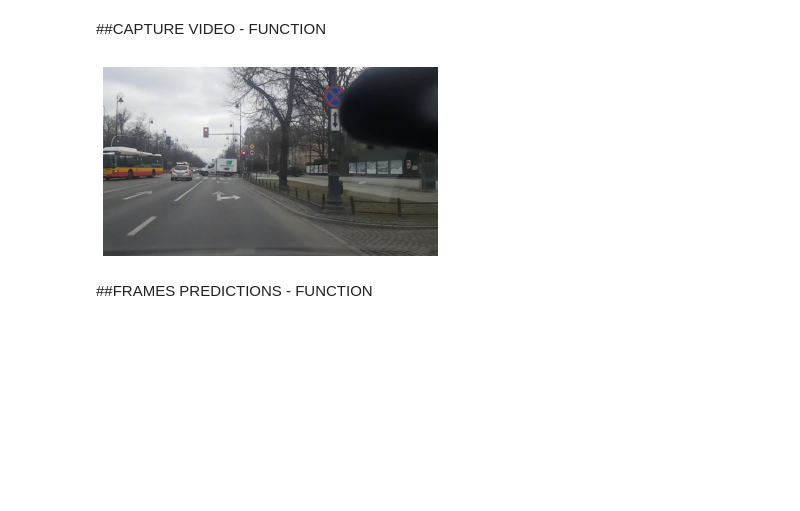
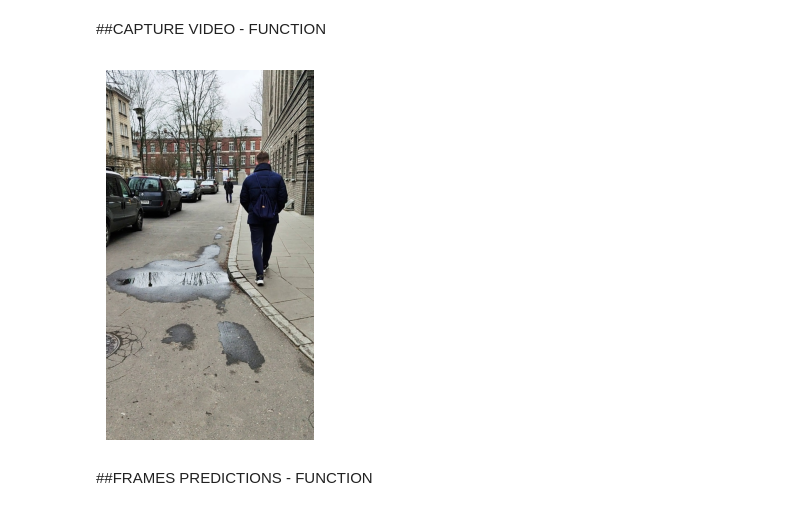
Before and after one commit to bartoszkozakiewicz/DeepLearning, a Jupyter notebook: CityScapes_Segmentation.ipynb, the cells around one changed output. Drawn from its saved outputs; the diff is of its cells as text; code cells hidden in the pictures; blank space fills up the shorter version.

```diff
--- a/CityScapes_Segmentation.ipynb
+++ b/CityScapes_Segmentation.ipynb
@@ -844,13 +842,13 @@ def get_frames(video):
   return frames
 # %%
 #Check
-frames = get_frames('f2.mp4')
+frames = get_frames('toseg2 (2).mp4')
 import matplotlib.pyplot as plt
 p = plt.imread(frames[10])
 plt.imshow(p)
 plt.axis(False);
 # %% [output]
-[figure, old version]
+[figure, new version]
 # %% [markdown]
 ##FRAMES PREDICTIONS - FUNCTION
 # %%
```
Also changed, not shown: parts of 18 cells of this notebook.
